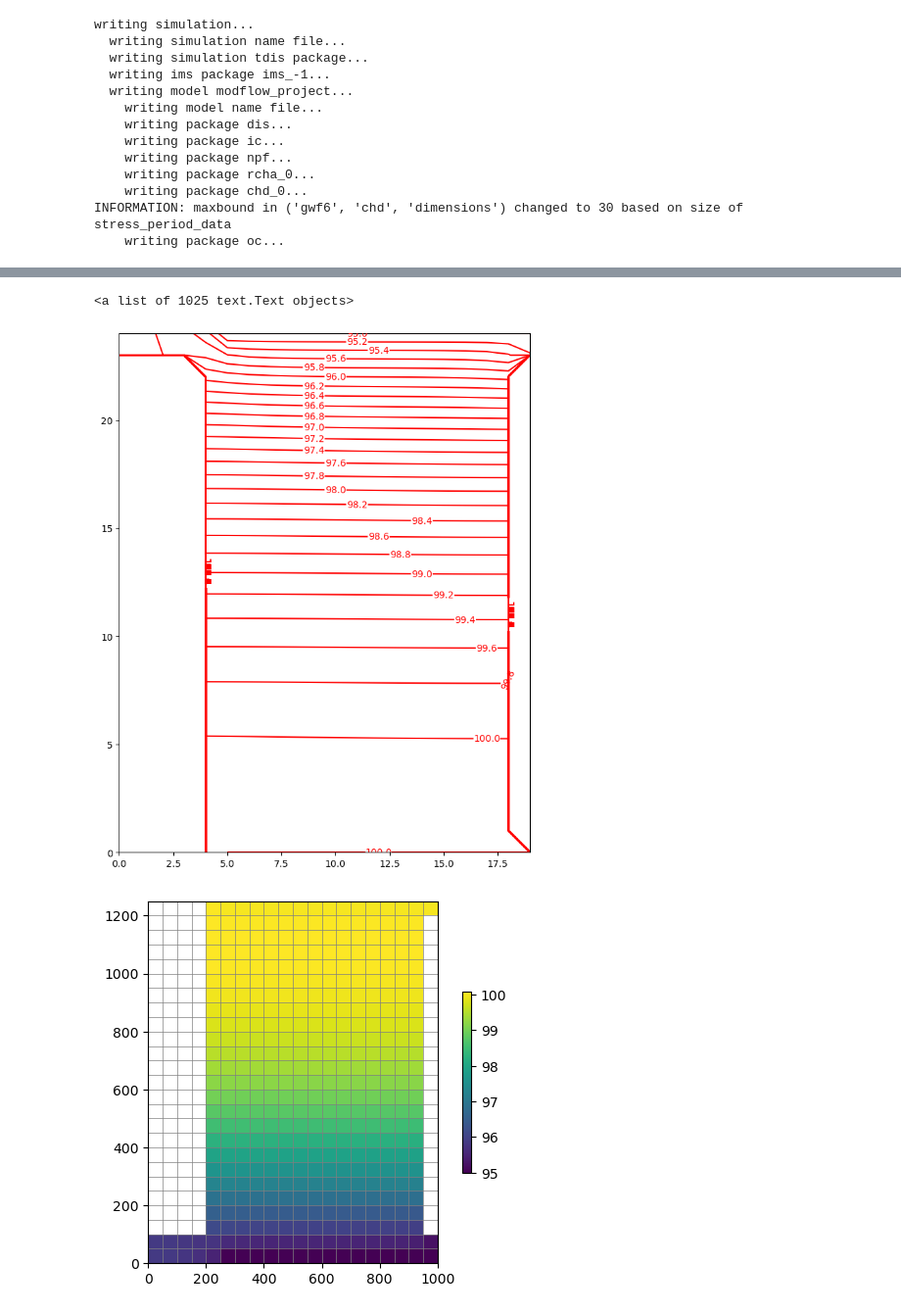
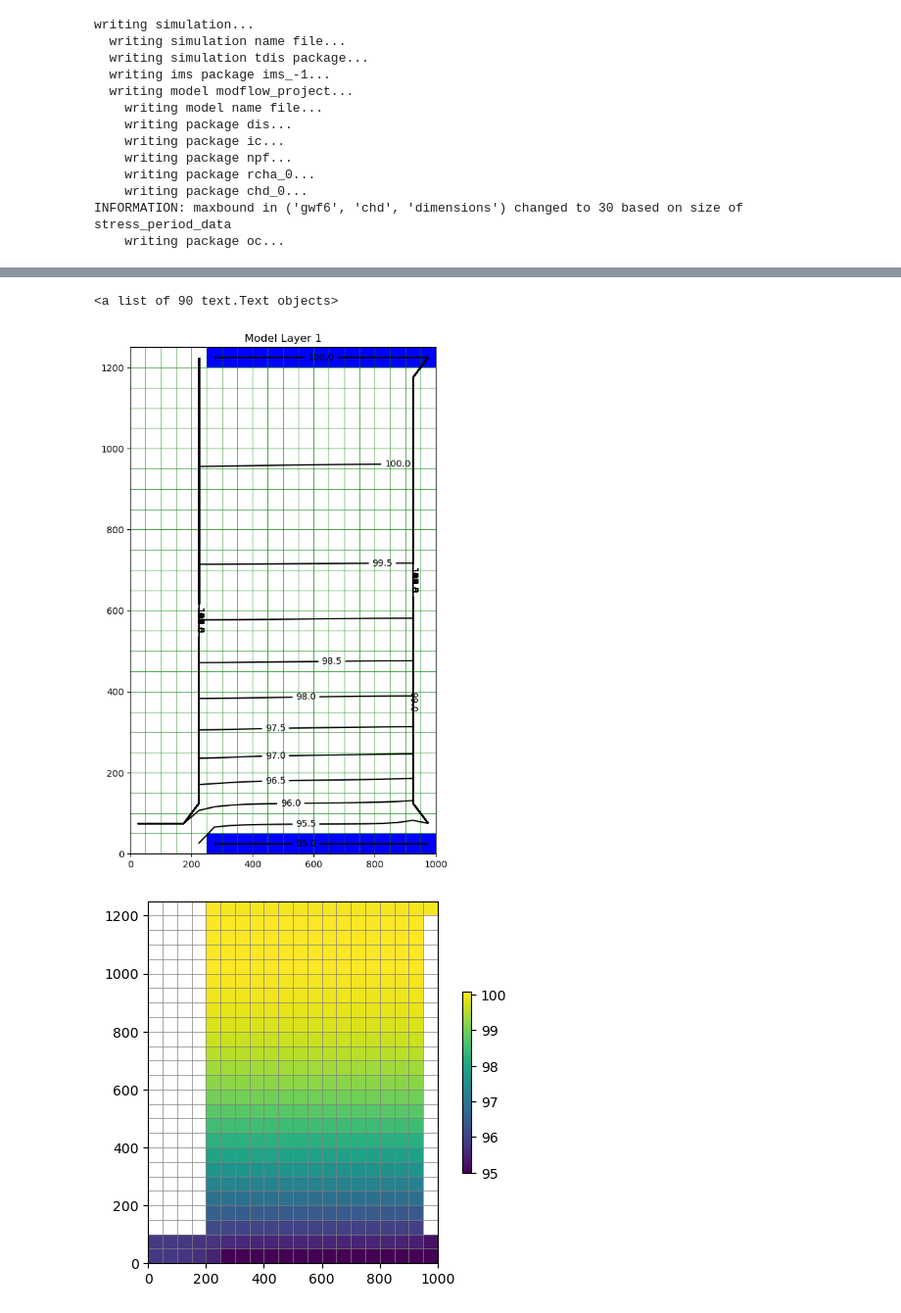
Before and after one commit to Omowumieru/flopy_project, a Jupyter notebook: Modflow_project.ipynb, the cells around one changed output, grey strips where cells are left out. Shown: that part at 98% size. Cells and saved outputs as stored; diff of their text form; code cells hidden in the pictures.

Commit message:
specified head plotted.

```diff
--- a/Modflow_project.ipynb
+++ b/Modflow_project.ipynb
@@ -89,0 +73,4 @@ chdd
+# %%
+iper = 0
+ra = chd.stress_period_data.get_data(key=iper)
+ra
@@ -167,15 +146,30 @@ array([[[1.00000000e+30, 1.00000000e+30, 1.00000000e+30, 1.00000000e+30,
 # %%
-plt.subplot(1,1,1, aspect="equal")
-fig = plt.gcf()
-fig.set_figheight(10)
-fig.set_figwidth(10)
-head = h
-levels= np.arange(0,200,0.2)
-c=plt.contour(head[0,:,:], levels=levels, colors="red")
-plt.clabel(c,fmt="%2.1f")
+# plt.subplot(1,1,1, aspect="equal")
+# fig = plt.gcf()
+# fig.set_figheight(10)
+# fig.set_figwidth(10)
+# head = h
+# levels= np.arange(0,120,0.5)
+# c=plt.contour(head[0,:,:], levels=levels, colors="red")
+# plt.clabel(c,fmt="%2.1f")
-# %% [output]
-<a list of 1025 text.Text objects>
-[figure, removed]
+# %%
+ibd = np.ones((nlay, nrow, ncol), dtype=np.int64)
+for k, i, j in ra["cellid"]:
+    ibd[k, i, j] = -1
+# %%
+fig, axes = plt.subplots(1, 1, figsize=(6, 10))
+ax = axes
+ax.set_title("Model Layer 1")
+modelmap = f.plot.PlotMapView(model=gwf, ax=ax)
+quadmesh = modelmap.plot_ibound(ibound=(ibd))
+linecollection = modelmap.plot_grid(lw=0.5, color="green")
+contours = modelmap.contour_array(
+    h[0], levels=np.arange(90, 120, 0.5), colors="black"
+)
+ax.clabel(contours, fmt="%2.1f")
+# %% [output]
+<a list of 90 text.Text objects>
+[figure, added]
 # %%
 m = f.plot.PlotMapView(gwf)
 # w=m.plot_bc("CHD")
```
Also changed, not shown: parts of 5 cells of this notebook, 13 other files.
